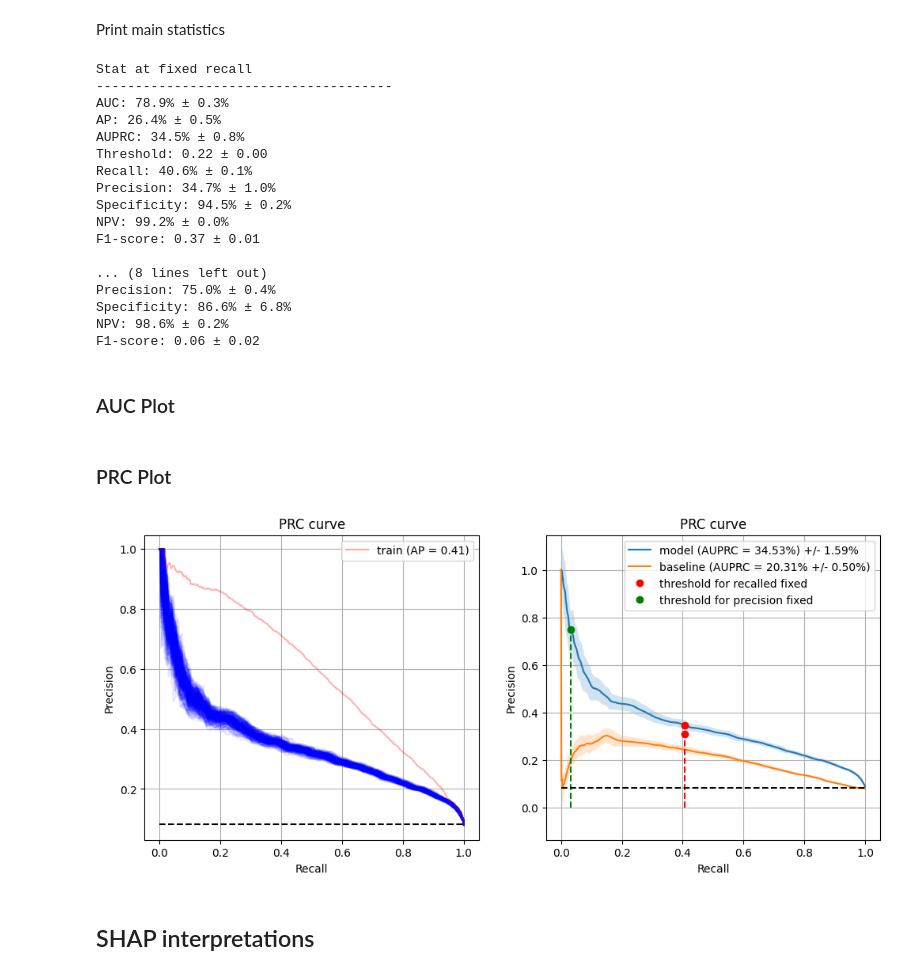
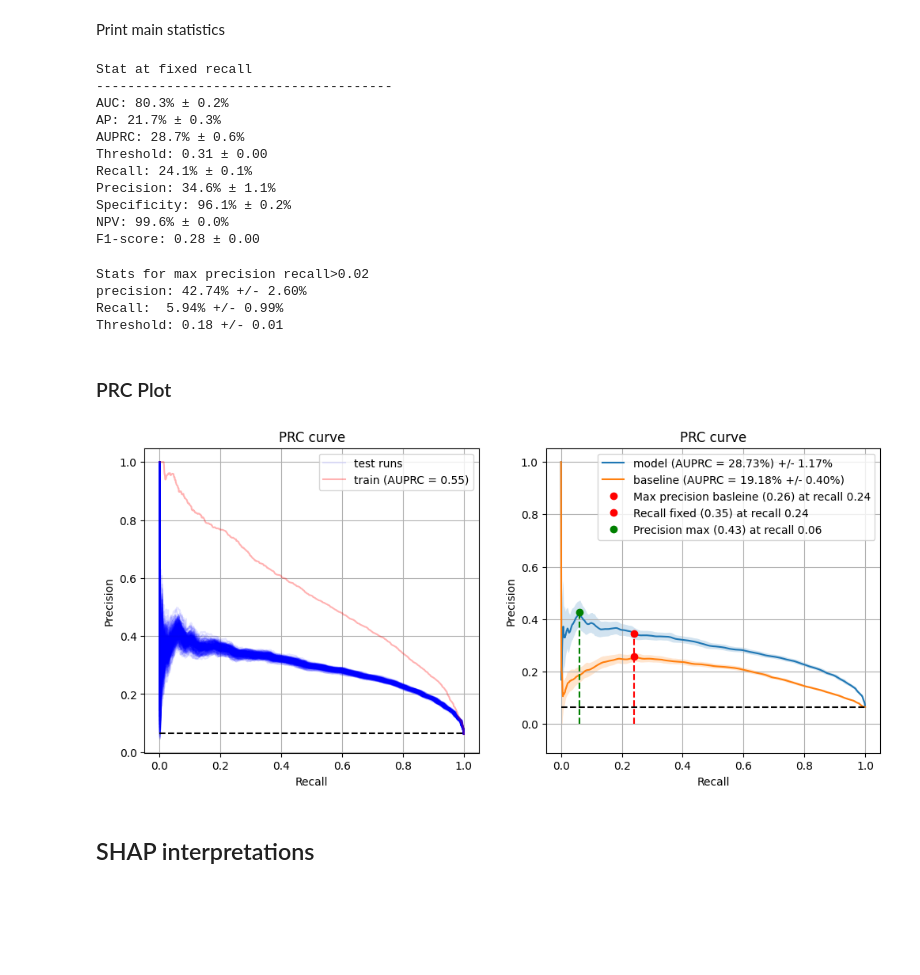
Before and after one commit to BobAubouin/hypotension_pred, a Jupyter notebook: scripts/experiments/xgboost_model.ipynb, the cells around one changed output. Saved outputs shown, nothing was run; the diff lists cells and outputs as text; code cells hidden in the pictures; blank space fills up the shorter version.

```diff
--- a/scripts/experiments/xgboost_model.ipynb
+++ b/scripts/experiments/xgboost_model.ipynb
@@ -149,54 +148,52 @@ y_pred = model.predict_proba(test[FEATURE_NAME])[:, 1]
 y_test = test["label"].to_numpy()
 y_label_ids = test["label_id"].to_numpy()
 
-df_results, tprs_interpolated, precision_interpolated = bootstrap_test(y_test, y_pred, y_label_ids, n_bootstraps=200, rng_seed=rng_seed, strategy="targeted_recall", target=0.406)
+df_results, precision_interpolated, thr_interpolated = bootstrap_test(y_test, y_pred, y_label_ids, n_bootstraps=200, rng_seed=rng_seed, strategy="targeted_recall", target=0.241)
 
 result_folder = Path("data/results")
 if not result_folder.exists():
     result_folder.exists()
-roc_results = result_folder / "xgboost_recall_fixed.csv"
+roc_results = result_folder / "xgboost_results.csv"
 df_results.to_csv(roc_results, index=False)
-
-df_results_2, tprs_interpolated, precision_interpolated = bootstrap_test(y_test, y_pred, y_label_ids, n_bootstraps=200, rng_seed=rng_seed, strategy="targeted_precision", target=0.75)
-
-result_folder = Path("data/results")
-if not result_folder.exists():
-    result_folder.exists()
-roc_results = result_folder / "xgboost_precision_fixed.csv"
-df_results_2.to_csv(roc_results, index=False)
-# %%
-df_results = pd.read_csv("data/results/xgboost_recall_fixed.csv")
-df_results_2 = pd.read_csv("data/results/xgboost_precision_fixed.csv")
 # %% [markdown]
 Print main statistics
 # %%
 print('Stat at fixed recall')
 print('--------------------------------------')
 print_statistics(df_results)
-print("\n")
-print('Stat at fixed precision')
-print('--------------------------------------')
-print_statistics(df_results_2)
 # %% [output]
 Stat at fixed recall
 --------------------------------------
-AUC: 78.9% ± 0.3%
-AP: 26.4% ± 0.5%
-AUPRC: 34.5% ± 0.8%
-Threshold: 0.22 ± 0.00
-Recall: 40.6% ± 0.1%
-Precision: 34.7% ± 1.0%
-Specificity: 94.5% ± 0.2%
-NPV: 99.2% ± 0.0%
-F1-score: 0.37 ± 0.01
-
-... (8 lines left out)
-Precision: 75.0% ± 0.4%
-Specificity: 86.6% ± 6.8%
-NPV: 98.6% ± 0.2%
-F1-score: 0.06 ± 0.02
+AUC: 80.3% ± 0.2%
+AP: 21.7% ± 0.3%
+AUPRC: 28.7% ± 0.6%
+Threshold: 0.31 ± 0.00
+Recall: 24.1% ± 0.1%
+Precision: 34.6% ± 1.1%
+Specificity: 96.1% ± 0.2%
+NPV: 99.6% ± 0.0%
+F1-score: 0.28 ± 0.00
-# %% [markdown]
-### AUC Plot
+# %%
+recall = np.linspace(0, 1, 1000)
+list_precision = []
+list_recall = []
+list_thr = []
+for precision in precision_interpolated:
+    max_precision = np.max(precision[recall > 0.02])
+    id_max = int(np.argmin(np.abs(precision - max_precision)))
+    list_precision.append(precision[id_max])
+    list_recall.append(recall[id_max])
+    list_thr.append(thr_interpolated[id_max])
+
+print("Stats for max precision recall>0.02")
+print(f"precision: {np.mean(list_precision):.2%} +/- {np.std(list_precision):.2%}")
+print(f"Recall:  {np.mean(list_recall):.2%} +/- {np.std(list_recall):.2%}")
+print(f"Threshold: {np.mean(list_thr):.2f} +/- {np.std(list_thr):.2f}")
+# %% [output]
+Stats for max precision recall>0.02
+precision: 42.74% +/- 2.60%
+Recall:  5.94% +/- 0.99%
+Threshold: 0.18 +/- 0.01
 # %% [markdown]
 ### PRC Plot
 # %%
@@ -206,7 +203,8 @@ plt.subplot(1, 2, 1)
 recall = np.linspace(0, 1, 1000)
 for precision in precision_interpolated:
     plt.plot(recall, precision, "b", alpha=0.1)
-plt.plot(recall, precision_train, "r", alpha=0.3, label=f"train (AP = {ap_train:.2f})")
+plt.plot(recall, precision, "b", alpha=0.1, label="test runs")
+plt.plot(recall, precision_train, "r", alpha=0.3, label=f"train (AUPRC = {auprc_train:.2f})")
 plt.plot([0, 1], [df_results['precision'].iloc[-1]]*2, "k--")
 plt.xlabel("Recall")
 plt.ylabel("Precision")
@@ -220,37 +218,38 @@ auprc, auprc_std = df_results.auprc[0], df_results.auprc_std[0]
 plt.fill_between(
     recall, precision_mean - 2 * precision_std, precision_mean + 2 * precision_std, alpha=0.2
 )
 plt.plot(recall, precision_mean, label=f"model (AUPRC = {auprc:.2%}) +/- {2*auprc_std:.2%}")
 
 # add baseline to the plot
 df_baseline = pd.read_csv("data/results/baseline_results.csv")
 plt.fill_between(
     df_baseline.recall,
     df_baseline.precision - 2 * df_baseline.precision_std,
     df_baseline.precision + 2 * df_baseline.precision_std,
     alpha=0.2,
 )
 plt.plot(
     df_baseline.recall.values,
     df_baseline.precision.values,
     label=f"baseline (AUPRC = {df_baseline.auprc[0]:.2%} +/- {df_baseline.auprc_std[0]:.2%})",
 )
 
 plt.plot([df_results['recall_threshold'].iloc[-1]]*2, [0, df_results['precision_threshold'].iloc[-1]], 'r--')
-plt.plot([df_results['recall_threshold'].iloc[-1]]*2, [df_baseline['precision_threshold'].iloc[-1], df_results['precision_threshold'].iloc[-1]], 'ro', label=f"threshold for recalled fixed")
+plt.plot([df_baseline['recall_threshold'].iloc[-1]], [df_baseline['precision_threshold'].iloc[-1]], 'ro', label=f"Max precision basleine ({df_baseline['precision_threshold'].iloc[-1]:.2f}) at recall {df_baseline['recall_threshold'].iloc[-1]:.2f}")
+plt.plot([df_results['recall_threshold'].iloc[-1]], [df_results['precision_threshold'].iloc[-1]], 'ro', label=f"Recall fixed ({df_results['precision_threshold'].iloc[-1]:.2f}) at recall {df_results['recall_threshold'].iloc[-1]:.2f}")
 
-plt.plot([df_results_2['recall_threshold'].iloc[-1]]*2, [0, df_results_2['precision_threshold'].iloc[-1]], 'g--')
-plt.plot([df_results_2['recall_threshold'].iloc[-1]], [df_results_2['precision_threshold'].iloc[-1]], 'go', label=f"threshold for precision fixed")
+plt.plot([np.mean(list_recall)]*2, [0, np.mean(list_precision)], 'g--')
+plt.plot([np.mean(list_recall)], [np.mean(list_precision)], 'go', label=f"Precision max ({np.mean(list_precision):.2f}) at recall {np.mean(list_recall):.2f}")
 
 plt.plot([0, 1], [df_results['precision'].iloc[-1]]*2, "k--")
 plt.xlabel("Recall")
 plt.ylabel("Precision")
 plt.title("PRC curve")
 plt.legend()
 plt.grid()
 plt.show()
 # %% [output]
-[figure, old version]
+[figure, new version]
 # %% [markdown]
 ## SHAP interpretations
 # %%
```
Also changed, not shown: parts of 9 cells of this notebook, 5 other files.
